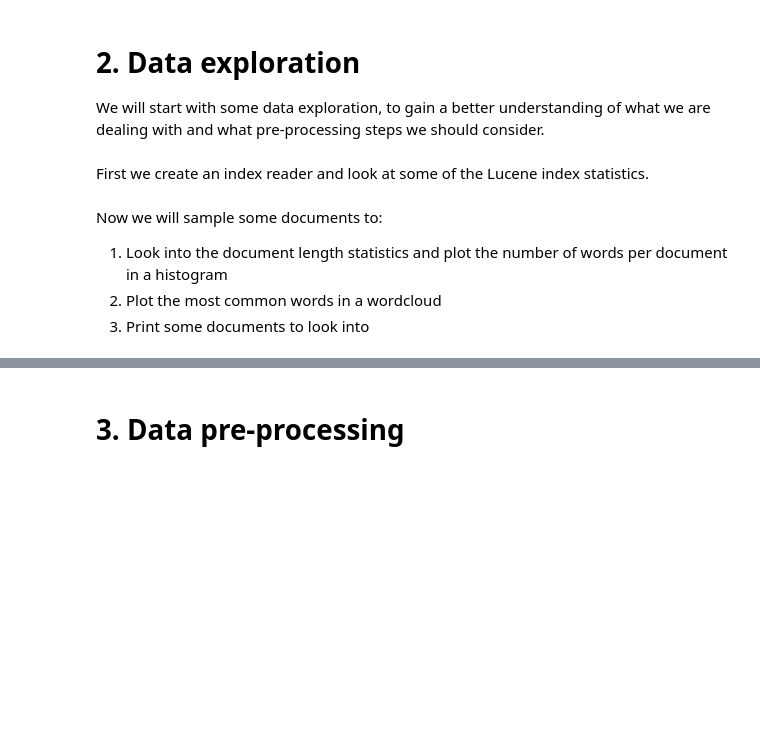
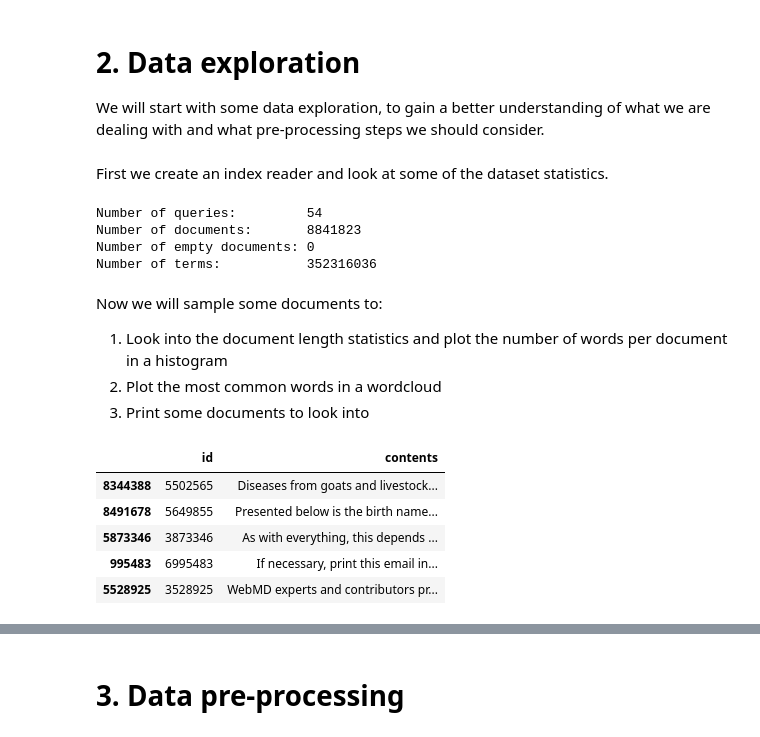
Before and after one commit to max1e/ir-project, a Jupyter notebook: sesame_street.ipynb, the cells around one changed output, grey strips where cells are left out. Drawn from its saved outputs; the diff is of its cells as text; code cells hidden in the pictures; blank space fills up the shorter version.

```diff
--- a/sesame_street.ipynb
+++ b/sesame_street.ipynb
@@ -61,15 +81,21 @@ Then we fetch our queries
 # 2. Data exploration
 We will start with some data exploration, to gain a better understanding of what we are dealing with and what pre-processing steps we should consider.
 # %% [markdown]
-First we create an index reader and look at some of the Lucene index statistics.
+First we create an index reader and look at some of the dataset statistics.
 # %%
 index_reader = IndexReader('indexes/lucene-index-msmarco-passage')
 # %%
 # Note that unless the index was built with `-optimize`, unique_terms will show -1
 lucene_stats = index_reader.stats()
-print(f'Number of documents in dataset:       {lucene_stats["documents"]}')
-print(f'Number of empty documents in dataset: {lucene_stats["documents"] - lucene_stats["non_empty_documents"]}')
-print(f'Number of terms in dataset:           {lucene_stats["total_terms"]}')
+print(f'Number of queries:         {len(queries)}')
+print(f'Number of documents:       {lucene_stats["documents"]}')
+print(f'Number of empty documents: {lucene_stats["documents"] - lucene_stats["non_empty_documents"]}')
+print(f'Number of terms:           {lucene_stats["total_terms"]}')
+# %% [output]
+Number of queries:         54
+Number of documents:       8841823
+Number of empty documents: 0
+Number of terms:           352316036
 # %% [markdown]
 Now we will sample some documents to:
 1. Look into the document length statistics and plot the number of words per document in a histogram
@@ -87,2 +104,13 @@ for filename in docs_filenames:
+# %%
+# Collect documents
+sample = documents.sample(10000, random_state=1)
+sample.head(5)
+# %% [output]
+|  | id | contents |
+| 8344388 | 5502565 | Diseases from goats and livestock... |
+| 8491678 | 5649855 | Presented below is the birth name... |
+| 5873346 | 3873346 | As with everything, this depends ... |
+| 995483 | 6995483 | If necessary, print this email in... |
+| 5528925 | 3528925 | WebMD experts and contributors pr... |
 # %%
 # Document length statistics
```
Also changed, not shown: parts of 32 cells of this notebook, 1 other file.
